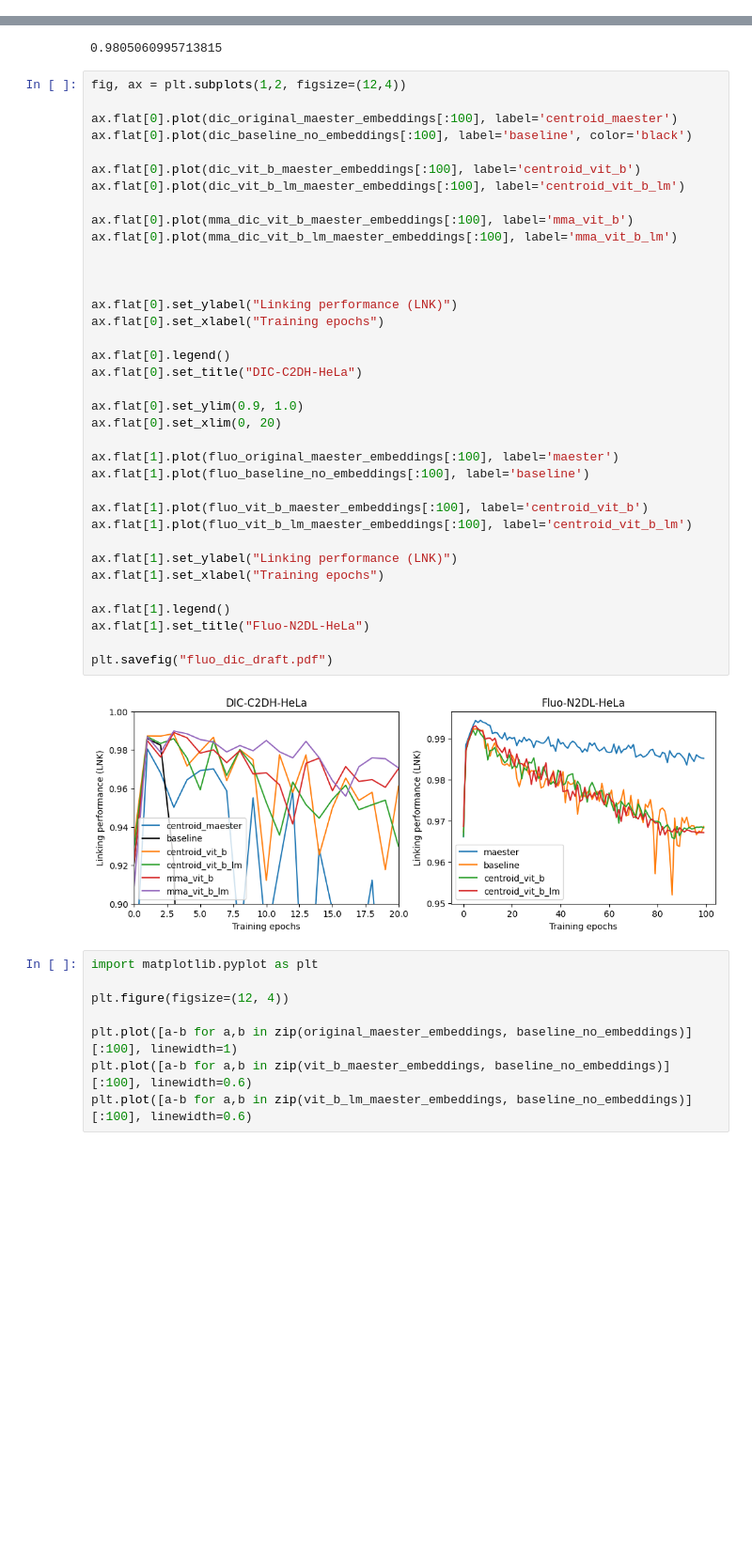
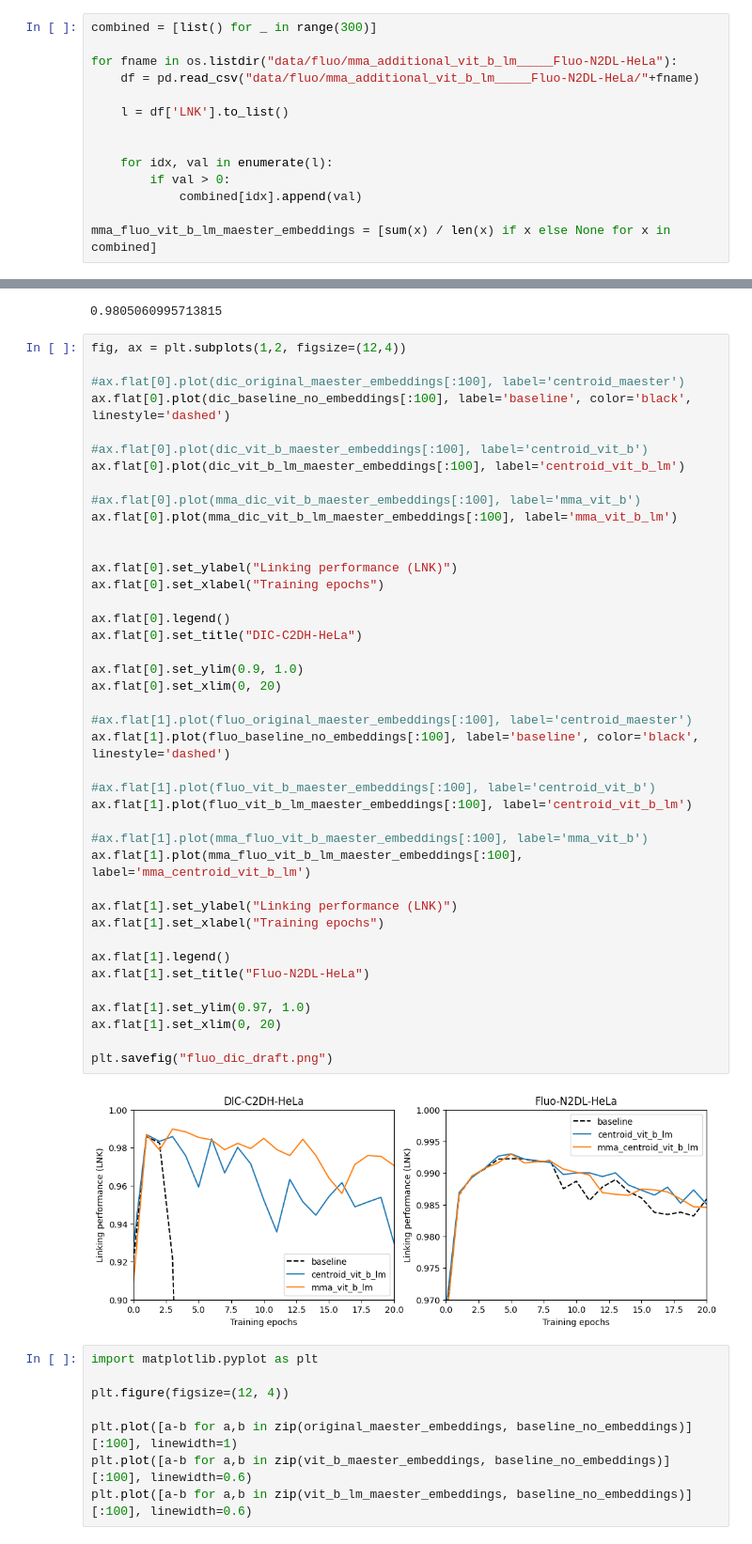
Before and after one commit to MIDL26-Short-Tracking/figures, a Jupyter notebook: embedding_effects/create_fig.ipynb, the cells around one changed output, grey strips where cells are left out. Shown at 94% size. Saved outputs shown, nothing was run; the diff lists cells and outputs as text; blank space fills up the shorter version.

Commit message:
Add mma_ data for fluo

```diff
--- a/embedding_effects/create_fig.ipynb
+++ b/embedding_effects/create_fig.ipynb
@@ -146,6 +160,20 @@ for fname in os.listdir("data/fluo/additional_vit_b_lm_____Fluo-N2DL-HeLa"):
             combined[idx].append(val)
 
 fluo_vit_b_lm_maester_embeddings = [sum(x) / len(x) if x else None for x in combined]
+# %%
+combined = [list() for _ in range(300)]
+
+for fname in os.listdir("data/fluo/mma_additional_vit_b_lm_____Fluo-N2DL-HeLa"):
+    df = pd.read_csv("data/fluo/mma_additional_vit_b_lm_____Fluo-N2DL-HeLa/"+fname)
+
+    l = df['LNK'].to_list()
+
+
+    for idx, val in enumerate(l):
+        if val > 0:
+            combined[idx].append(val)
+
+mma_fluo_vit_b_lm_maester_embeddings = [sum(x) / len(x) if x else None for x in combined]
 # %%
 max(dic_original_maester_embeddings[:100])
 # %% [output]
@@ -153,41 +181,46 @@ max(dic_original_maester_embeddings[:100])
 # %%
 fig, ax = plt.subplots(1,2, figsize=(12,4))
 
-ax.flat[0].plot(dic_original_maester_embeddings[:100], label='centroid_maester')
-ax.flat[0].plot(dic_baseline_no_embeddings[:100], label='baseline', color='black')
+#ax.flat[0].plot(dic_original_maester_embeddings[:100], label='centroid_maester')
+ax.flat[0].plot(dic_baseline_no_embeddings[:100], label='baseline', color='black', linestyle='dashed')
 
-ax.flat[0].plot(dic_vit_b_maester_embeddings[:100], label='centroid_vit_b')
+#ax.flat[0].plot(dic_vit_b_maester_embeddings[:100], label='centroid_vit_b')
 ax.flat[0].plot(dic_vit_b_lm_maester_embeddings[:100], label='centroid_vit_b_lm')
 
-ax.flat[0].plot(mma_dic_vit_b_maester_embeddings[:100], label='mma_vit_b')
+#ax.flat[0].plot(mma_dic_vit_b_maester_embeddings[:100], label='mma_vit_b')
 ax.flat[0].plot(mma_dic_vit_b_lm_maester_embeddings[:100], label='mma_vit_b_lm')
-
 
 
 ax.flat[0].set_ylabel("Linking performance (LNK)")
 ax.flat[0].set_xlabel("Training epochs")
 
 ax.flat[0].legend()
 ax.flat[0].set_title("DIC-C2DH-HeLa")
 
 ax.flat[0].set_ylim(0.9, 1.0)
 ax.flat[0].set_xlim(0, 20)
 
-ax.flat[1].plot(fluo_original_maester_embeddings[:100], label='maester')
-ax.flat[1].plot(fluo_baseline_no_embeddings[:100], label='baseline')
+#ax.flat[1].plot(fluo_original_maester_embeddings[:100], label='centroid_maester')
+ax.flat[1].plot(fluo_baseline_no_embeddings[:100], label='baseline', color='black', linestyle='dashed')
 
-ax.flat[1].plot(fluo_vit_b_maester_embeddings[:100], label='centroid_vit_b')
+#ax.flat[1].plot(fluo_vit_b_maester_embeddings[:100], label='centroid_vit_b')
 ax.flat[1].plot(fluo_vit_b_lm_maester_embeddings[:100], label='centroid_vit_b_lm')
+
+#ax.flat[1].plot(mma_fluo_vit_b_maester_embeddings[:100], label='mma_vit_b')
+ax.flat[1].plot(mma_fluo_vit_b_lm_maester_embeddings[:100], label='mma_centroid_vit_b_lm')
 
 ax.flat[1].set_ylabel("Linking performance (LNK)")
 ax.flat[1].set_xlabel("Training epochs")
 
 ax.flat[1].legend()
 ax.flat[1].set_title("Fluo-N2DL-HeLa")
 
-plt.savefig("fluo_dic_draft.pdf")
+ax.flat[1].set_ylim(0.97, 1.0)
+ax.flat[1].set_xlim(0, 20)
+
+plt.savefig("fluo_dic_draft.png")
 # %% [output]
-[figure, old version]
+[figure, new version]
 # %%
 import matplotlib.pyplot as plt
 
```
Also changed, not shown: parts of 1 cell of this notebook, 16 other files.
